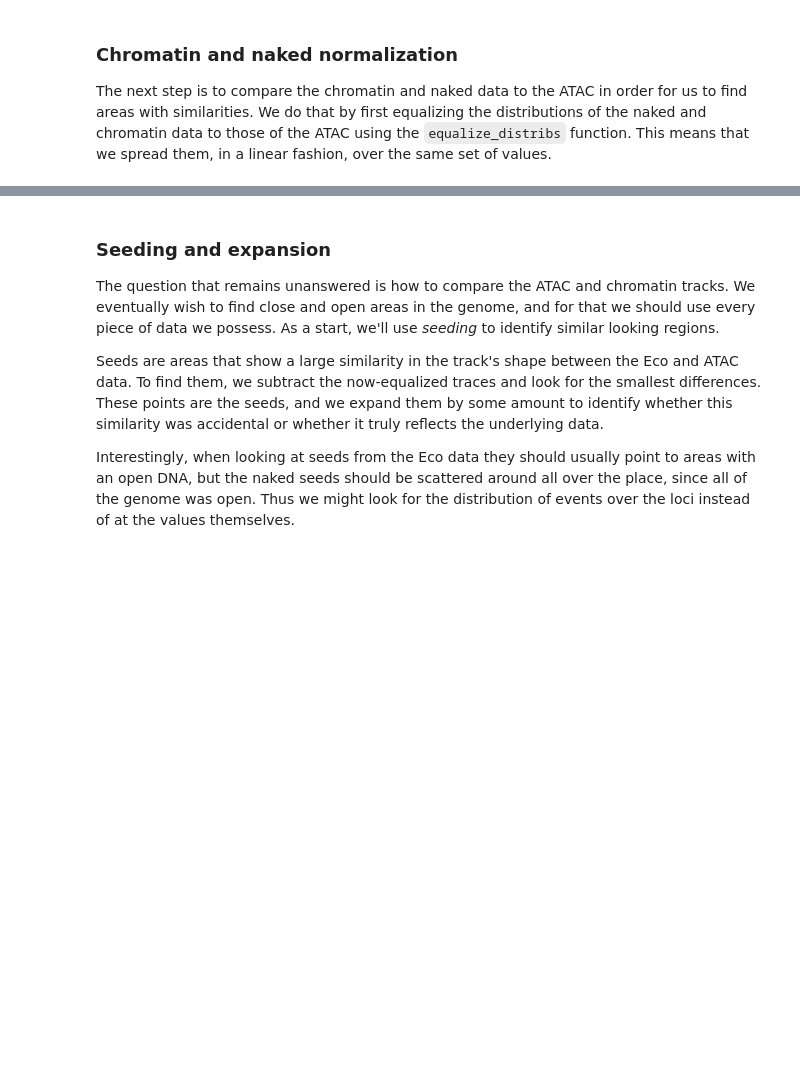
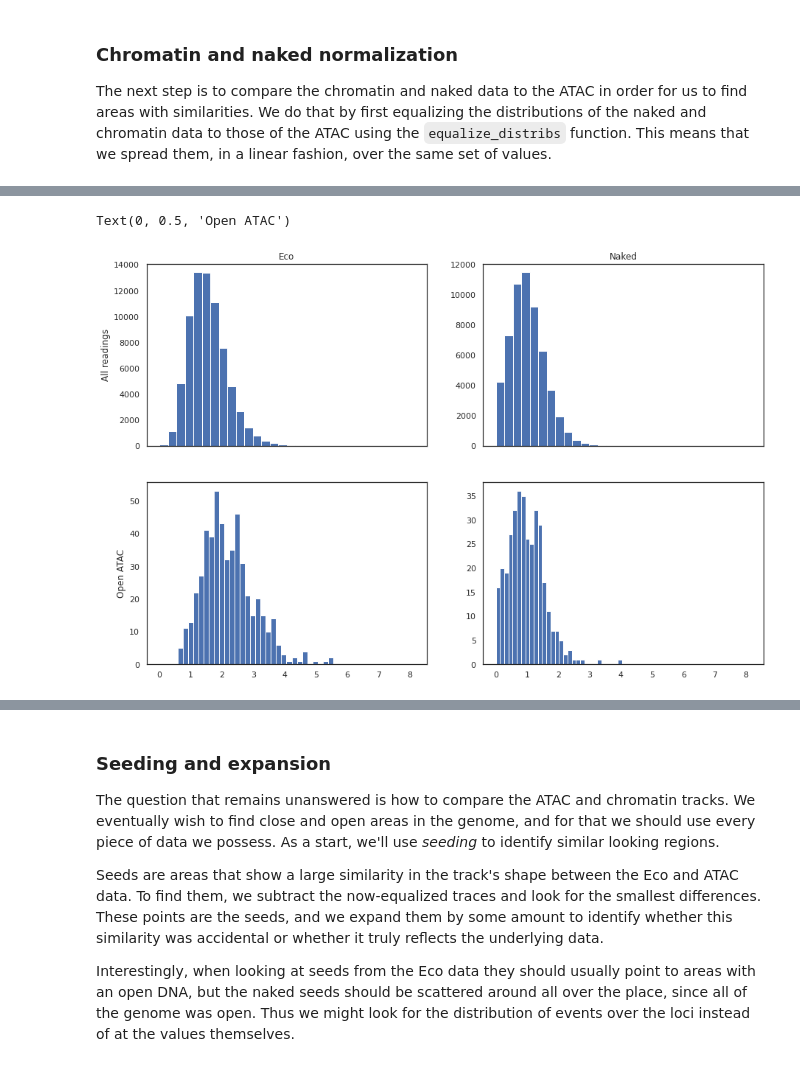
Before and after one commit to ebensteinLab/EcoDAM, a Jupyter notebook: normalize_eco_atac.ipynb, the cells around one changed output, grey strips where cells are left out. Saved outputs shown, nothing was run; the diff lists cells and outputs as text; code cells hidden in the pictures; blank space fills up the shorter version.

```diff
--- a/normalize_eco_atac.ipynb
+++ b/normalize_eco_atac.ipynb
@@ -152,0 +213,13 @@ ax = plot_bg(eco_no_min, naked_no_min, atac.data)
+# %%
+fig, ax = plt.subplots(2, 2, figsize=(15, 10), sharex=True)
+ax[0, 0].hist(non_top_eco, bins=30)
+ax[1, 0].hist(top_eco.intensity, bins=30)
+ax[0, 1].hist(non_top_naked, bins=30)
+ax[1, 1].hist(top_naked.intensity, bins=30)
+ax[0, 0].set_title("Eco")
+ax[0, 1].set_title("Naked")
+ax[0, 0].set_ylabel("All readings")
+ax[1, 0].set_ylabel("Open ATAC")
+# %% [output]
+Text(0, 0.5, 'Open ATAC')
+[figure, added]
```
Also changed, not shown: parts of 19 cells of this notebook, 4 other files.
